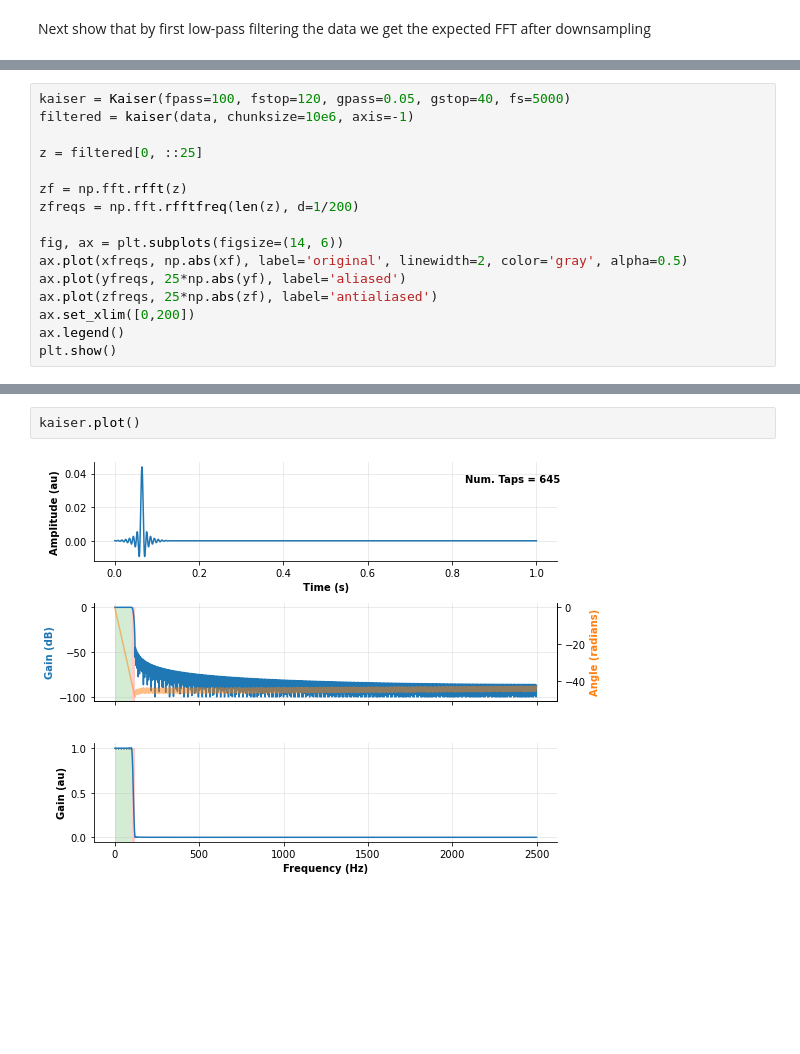
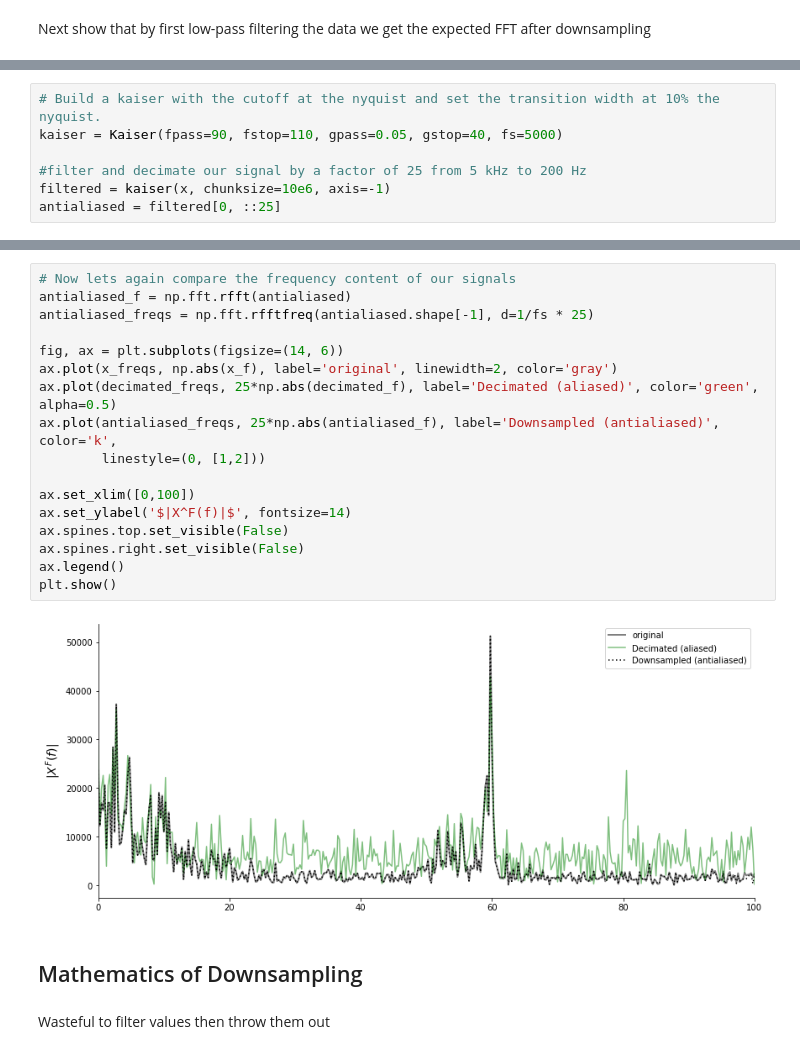
Before and after one commit to mscaudill/openseize, a Jupyter notebook: demos/resampling.ipynb, the cells around one changed output, grey strips where cells are left out. Cells and saved outputs as stored; diff of their text form; blank space fills up the shorter version.

```diff
--- a/demos/resampling.ipynb
+++ b/demos/resampling.ipynb
@@ -51,16 +137,7 @@ Next show that by first low-pass filtering the data we get the expected FFT afte
 # %%
-kaiser = Kaiser(fpass=100, fstop=120, gpass=0.05, gstop=40, fs=5000)
-filtered = kaiser(data, chunksize=10e6, axis=-1)
+# Build a kaiser with the cutoff at the nyquist and set the transition width at 10% the nyquist.
+kaiser = Kaiser(fpass=90, fstop=110, gpass=0.05, gstop=40, fs=5000)
 
-z = filtered[0, ::25]
-
-zf = np.fft.rfft(z)
-zfreqs = np.fft.rfftfreq(len(z), d=1/200)
-
-fig, ax = plt.subplots(figsize=(14, 6))
-ax.plot(xfreqs, np.abs(xf), label='original', linewidth=2, color='gray', alpha=0.5)
-ax.plot(yfreqs, 25*np.abs(yf), label='aliased')
-ax.plot(zfreqs, 25*np.abs(zf), label='antialiased')
-ax.set_xlim([0,200])
-ax.legend()
-plt.show()
+#filter and decimate our signal by a factor of 25 from 5 kHz to 200 Hz
+filtered = kaiser(x, chunksize=10e6, axis=-1)
+antialiased = filtered[0, ::25]
@@ -69,4 +144,23 @@ plt.show()
-# %%
-kaiser.plot()
-# %% [output]
-[figure, removed]
+# %%
+# Now lets again compare the frequency content of our signals
+antialiased_f = np.fft.rfft(antialiased)
+antialiased_freqs = np.fft.rfftfreq(antialiased.shape[-1], d=1/fs * 25)
+
+fig, ax = plt.subplots(figsize=(14, 6))
+ax.plot(x_freqs, np.abs(x_f), label='original', linewidth=2, color='gray')
+ax.plot(decimated_freqs, 25*np.abs(decimated_f), label='Decimated (aliased)', color='green', alpha=0.5)
+ax.plot(antialiased_freqs, 25*np.abs(antialiased_f), label='Downsampled (antialiased)', color='k',
+        linestyle=(0, [1,2]))
+
+ax.set_xlim([0,100])
+ax.set_ylabel('$|X^F(f)|$', fontsize=14)
+ax.spines.top.set_visible(False)
+ax.spines.right.set_visible(False)
+ax.legend()
+plt.show()
+# %% [output]
+[figure, added]
+# %% [markdown]
+## Mathematics of Downsampling
+# %% [markdown]
+Wasteful to filter values then throw them out
```
Also changed, not shown: parts of 23 cells of this notebook.
